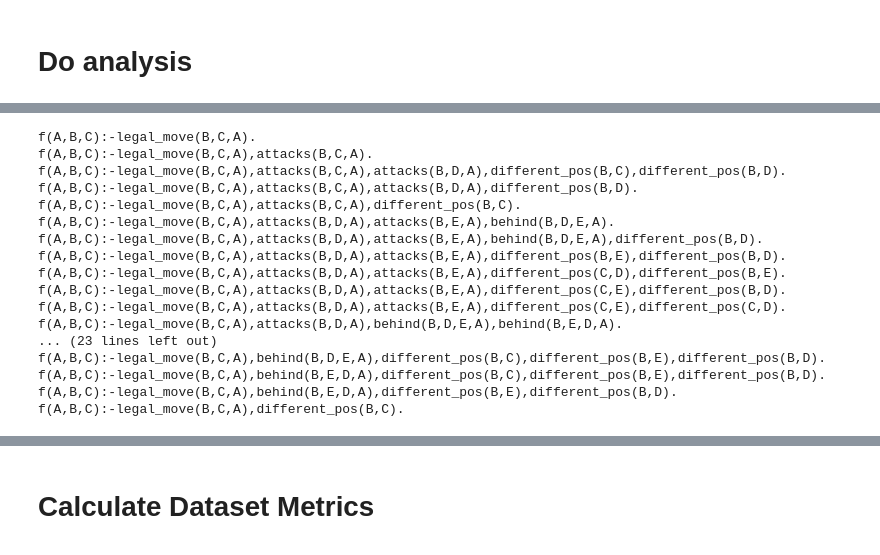
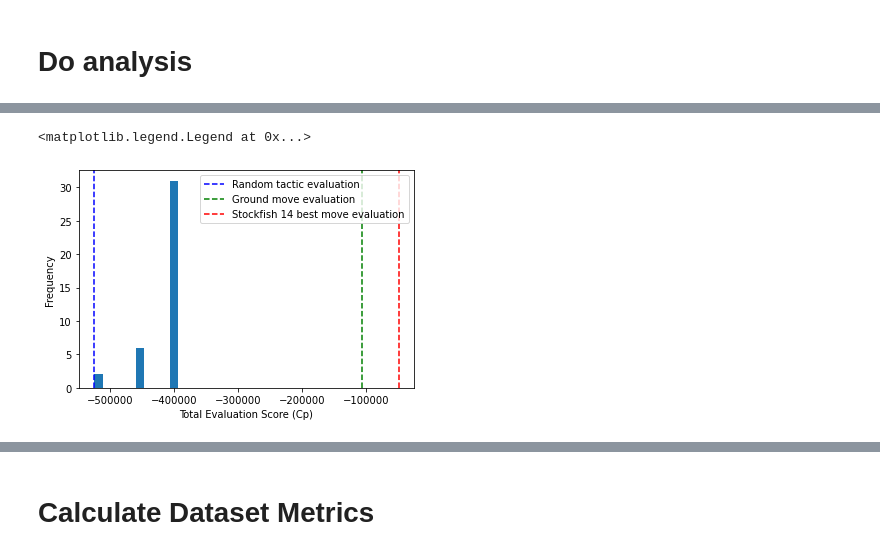
Before and after one commit to AbhijeetKrishnan/Popper, a Jupyter notebook: analysis.ipynb, the cells around one changed output, grey strips where cells are left out. Saved outputs shown, nothing was run; the diff lists cells and outputs as text; code cells hidden in the pictures.

Commit message:
Fix bugs in evaluation

```diff
--- a/analysis.ipynb
+++ b/analysis.ipynb
@@ -81 +52,12 @@ Text(0, 0.5, 'Frequency')
+# %%
+plt.hist(df['tactic_evals'], bins=10)
+plt.axvline(df.loc[(df['tactic_text'] == "f(A,B,C):-legal_move(B,C,A)")]['tactic_evals'].values, linestyle='dashed', color='blue', label='Random tactic evaluation')
+plt.axvline(df.loc[(df['tactic_text'] == "f(A,B,C):-legal_move(B,C,A)")]['ground_evals'].values, linestyle='dashed', color='green', label='Ground move evaluation')
+plt.axvline(df.loc[(df['tactic_text'] == "f(A,B,C):-legal_move(B,C,A)")]['best_move_evals'].values, linestyle='dashed', color='red', label='Stockfish 14 best move evaluation')
+plt.xlabel('Total Evaluation Score (Cp)')
+plt.ylabel('Frequency')
+plt.legend(loc=1)
+# %% [output]
+<matplotlib.legend.Legend at 0x...>
+[figure, added]
 # %%
@@ -83,21 +64,0 @@ final = df.sort_values(by = ['avg_divergence', 'total_matches', 'correct_move'],
-# %%
-for tactic in sorted(final['text'].values.tolist()):
-    print(tactic + '.')
-# %% [output]
-f(A,B,C):-legal_move(B,C,A).
-f(A,B,C):-legal_move(B,C,A),attacks(B,C,A).
-f(A,B,C):-legal_move(B,C,A),attacks(B,C,A),attacks(B,D,A),different_pos(B,C),different_pos(B,D).
-f(A,B,C):-legal_move(B,C,A),attacks(B,C,A),attacks(B,D,A),different_pos(B,D).
-f(A,B,C):-legal_move(B,C,A),attacks(B,C,A),different_pos(B,C).
-f(A,B,C):-legal_move(B,C,A),attacks(B,D,A),attacks(B,E,A),behind(B,D,E,A).
-f(A,B,C):-legal_move(B,C,A),attacks(B,D,A),attacks(B,E,A),behind(B,D,E,A),different_pos(B,D).
-f(A,B,C):-legal_move(B,C,A),attacks(B,D,A),attacks(B,E,A),different_pos(B,E),different_pos(B,D).
-f(A,B,C):-legal_move(B,C,A),attacks(B,D,A),attacks(B,E,A),different_pos(C,D),different_pos(B,E).
-f(A,B,C):-legal_move(B,C,A),attacks(B,D,A),attacks(B,E,A),different_pos(C,E),different_pos(B,D).
-f(A,B,C):-legal_move(B,C,A),attacks(B,D,A),attacks(B,E,A),different_pos(C,E),different_pos(C,D).
-f(A,B,C):-legal_move(B,C,A),attacks(B,D,A),behind(B,D,E,A),behind(B,E,D,A).
-... (23 lines left out)
-f(A,B,C):-legal_move(B,C,A),behind(B,D,E,A),different_pos(B,C),different_pos(B,E),different_pos(B,D).
-f(A,B,C):-legal_move(B,C,A),behind(B,E,D,A),different_pos(B,C),different_pos(B,E),different_pos(B,D).
-f(A,B,C):-legal_move(B,C,A),behind(B,E,D,A),different_pos(B,E),different_pos(B,D).
-f(A,B,C):-legal_move(B,C,A),different_pos(B,C).
```
Also changed, not shown: parts of 21 cells of this notebook, 4 other files.
